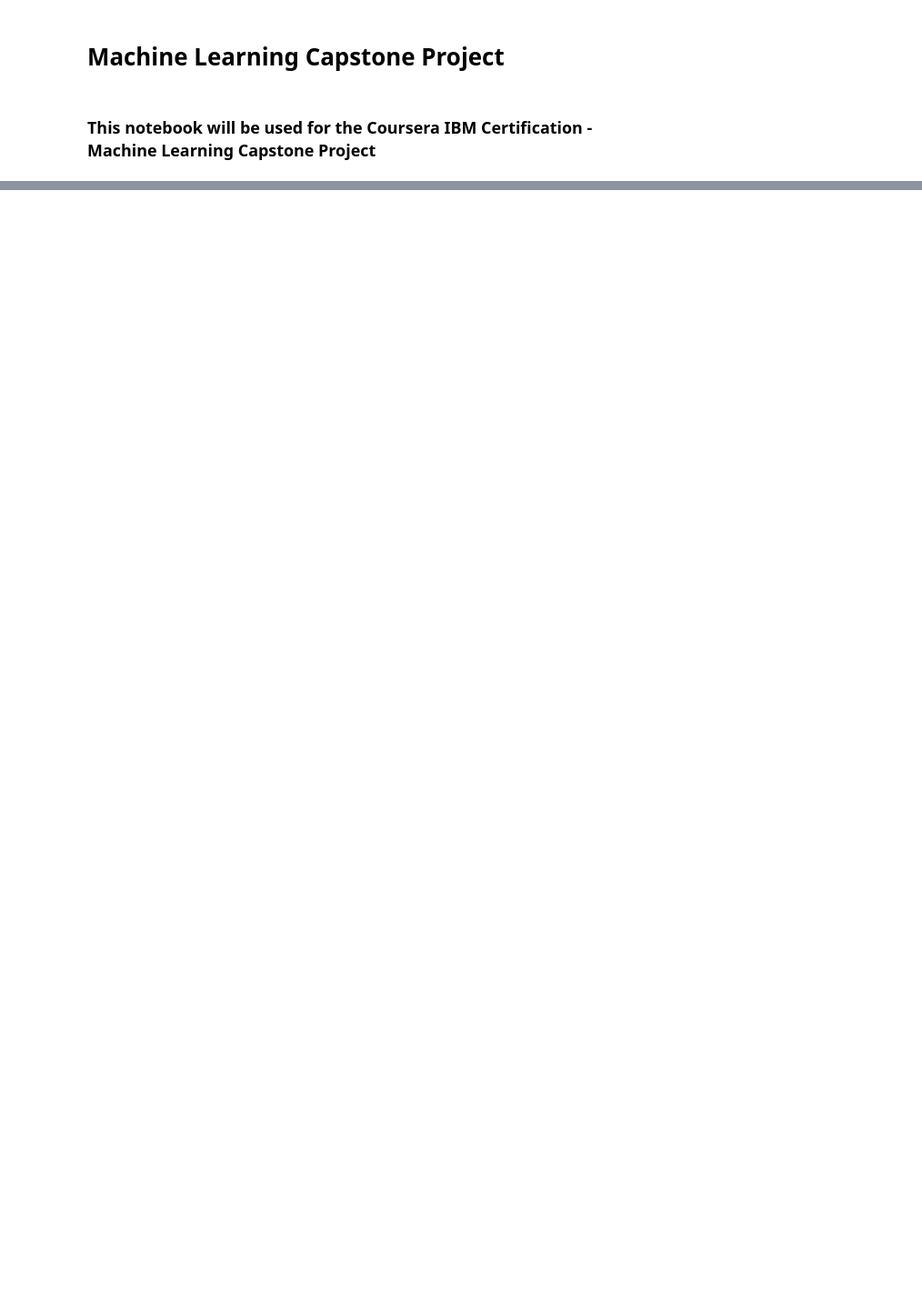
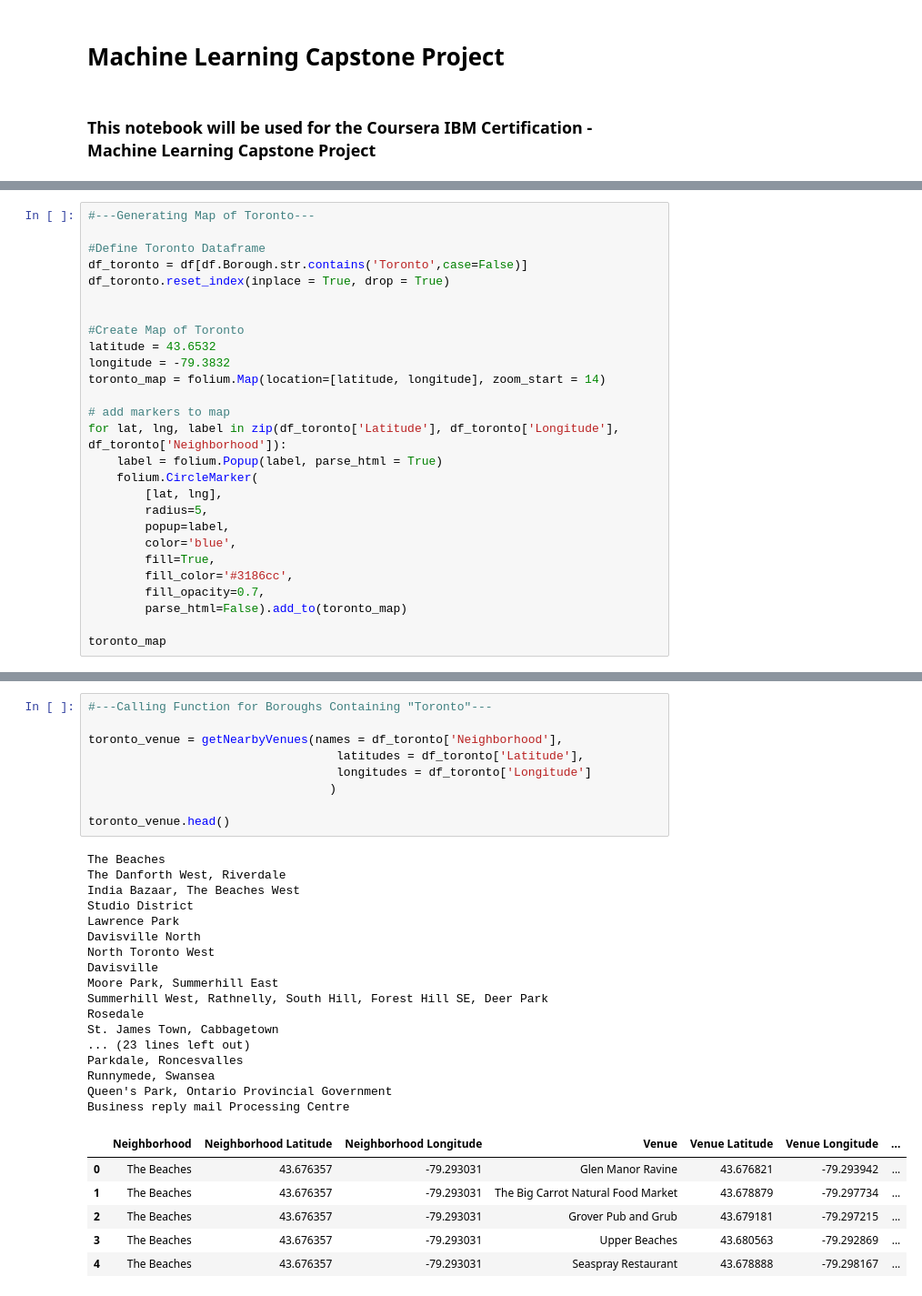
Before and after one commit to hrishikeshutpat/Coursera_Capstone, a Jupyter notebook: Machine Learning Capstone Project.ipynb, the cells around one changed output, grey strips where cells are left out. Shown at 91% size. Drawn from its saved outputs; the diff is of its cells as text; blank space fills up the shorter version.

```diff
--- a/Machine Learning Capstone Project.ipynb
+++ b/Machine Learning Capstone Project.ipynb
@@ -48,0 +119,27 @@ df.shape
+# %%
+#---Generating Map of Toronto---
+
+#Define Toronto Dataframe
+df_toronto = df[df.Borough.str.contains('Toronto',case=False)]
+df_toronto.reset_index(inplace = True, drop = True)
+
+
+#Create Map of Toronto
+latitude = 43.6532
+longitude = -79.3832
+toronto_map = folium.Map(location=[latitude, longitude], zoom_start = 14)
+
+# add markers to map
+for lat, lng, label in zip(df_toronto['Latitude'], df_toronto['Longitude'], df_toronto['Neighborhood']):
+    label = folium.Popup(label, parse_html = True)
+    folium.CircleMarker(
+        [lat, lng],
+        radius=5,
+        popup=label,
+        color='blue',
+        fill=True,
+        fill_color='#3186cc',
+        fill_opacity=0.7,
+        parse_html=False).add_to(toronto_map)
+
+toronto_map
@@ -48,0 +206,33 @@ df.shape
+# %%
+#---Calling Function for Boroughs Containing "Toronto"---
+
+toronto_venue = getNearbyVenues(names = df_toronto['Neighborhood'],
+                                   latitudes = df_toronto['Latitude'],
+                                   longitudes = df_toronto['Longitude']
+                                  )
+
+toronto_venue.head()
+# %% [output]
+The Beaches
+The Danforth West, Riverdale
+India Bazaar, The Beaches West
+Studio District
+Lawrence Park
+Davisville North
+North Toronto West
+Davisville
+Moore Park, Summerhill East
+Summerhill West, Rathnelly, South Hill, Forest Hill SE, Deer Park
+Rosedale
+St. James Town, Cabbagetown
+... (23 lines left out)
+Parkdale, Roncesvalles
+Runnymede, Swansea
+Queen's Park, Ontario Provincial Government
+Business reply mail Processing Centre
+|  | Neighborhood | Neighborhood Latitude | Neighborhood Longitude | Venue | Venue Latitude | Venue Longitude | ... |
+| 0 | The Beaches | 43.676357 | -79.293031 | Glen Manor Ravine | 43.676821 | -79.293942 | ... |
+| 1 | The Beaches | 43.676357 | -79.293031 | The Big Carrot Natural Food Market | 43.678879 | -79.297734 | ... |
+| 2 | The Beaches | 43.676357 | -79.293031 | Grover Pub and Grub | 43.679181 | -79.297215 | ... |
+| 3 | The Beaches | 43.676357 | -79.293031 | Upper Beaches | 43.680563 | -79.292869 | ... |
+| 4 | The Beaches | 43.676357 | -79.293031 | Seaspray Restaurant | 43.678888 | -79.298167 | ... |
```
Also changed, not shown: parts of 31 cells of this notebook.
